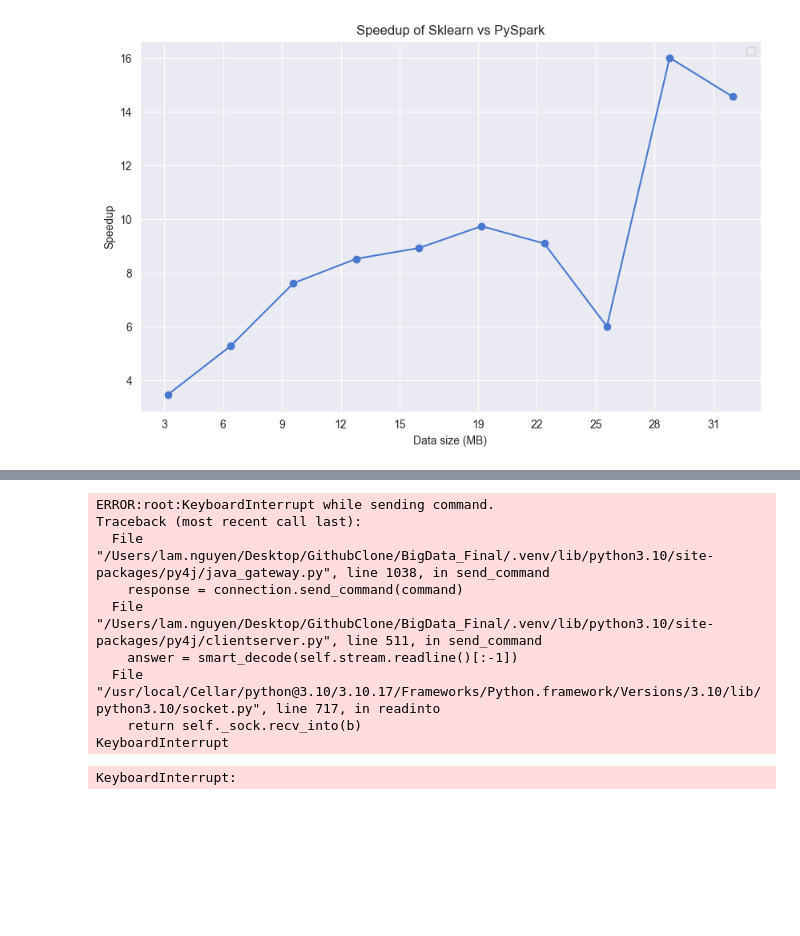
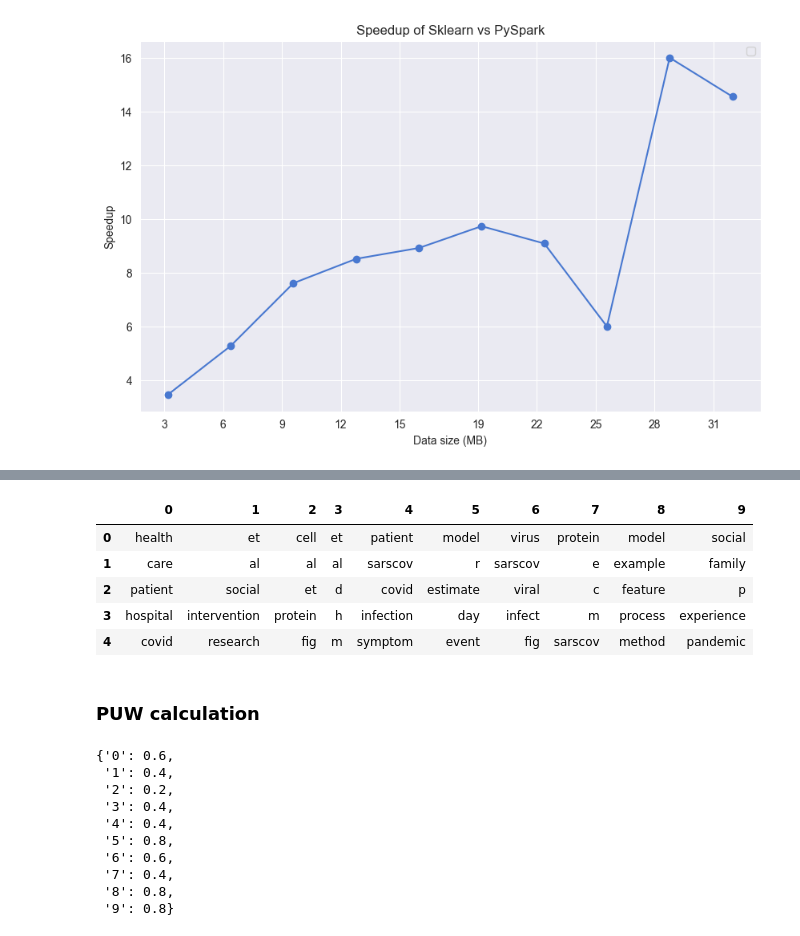
Before and after one commit to dalzihn/BigData_Final, a Jupyter notebook: code/evaluation.ipynb, the cells around one changed output, grey strips where cells are left out. Drawn from its saved outputs; the diff is of its cells as text; code cells hidden in the pictures; blank space fills up the shorter version.

```diff
--- a/code/evaluation.ipynb
+++ b/code/evaluation.ipynb
@@ -468,3 +503,7 @@ corpus_profile = lda.transform(tfidf_ps)
+# %%
+# Get the vocabulary and mapping of index to word
+vocab = tf.vocabulary
+index_to_term = {i: vocab[i] for i in range(len(vocab)) }
 # %%
-term_indices = lda.describeTopics(10).select("topic", "termIndices").collect()
-term_indices
+# Get the term indices representing a topic
+term_indices = lda.describeTopics(5).select('topic', 'termIndices').collect()
@@ -522,22 +509,0 @@ org.apache.spark.SparkException: Exception thrown in awaitResult:
-# %%
-# Calculate PMI
-## Get word_frequency and word_frequency_documents
-word_frequency = {word: 0 for word in tf.vocabulary}
-word_frequency_documents = {word: set() for word in tf.vocabulary}
-num_docs = len(corpus)
-for i in range(len(tokens)):
-    for word in tokens[i]['finish']:
-        if word in tf.vocabulary:
-            word_frequency[word] += 1
-            # word_frequency_documents[word].add(i)
-# %% [output]
-ERROR:root:KeyboardInterrupt while sending command.
-Traceback (most recent call last):
-  File "/Users/lam.nguyen/Desktop/GithubClone/BigData_Final/.venv/lib/python3.10/site-packages/py4j/java_gateway.py", line 1038, in send_command
-    response = connection.send_command(command)
-  File "/Users/lam.nguyen/Desktop/GithubClone/BigData_Final/.venv/lib/python3.10/site-packages/py4j/clientserver.py", line 511, in send_command
-    answer = smart_decode(self.stream.readline()[:-1])
-  File "/usr/local/Cellar/python@3.10/3.10.17/Frameworks/Python.framework/Versions/3.10/lib/python3.10/socket.py", line 717, in readinto
-    return self._sock.recv_into(b)
-KeyboardInterrupt
-KeyboardInterrupt:
@@ -582,0 +510,16 @@ def pmi(
+# %%
+# Get top words representing a topic
+topic_words = {term_indices[i]['topic']: term_indices[i]['termIndices'] for i in range(len(term_indices))} # Get term index
+for k, v in topic_words.items():
+    topic_words[k] = [index_to_term[ind] for ind in v]
+# %%
+pd.DataFrame(topic_words)
+# %% [output]
+|  | 0 | 1 | 2 | 3 | 4 | 5 | 6 | 7 | 8 | 9 |
+| 0 | health | et | cell | et | patient | model | virus | protein | model | social |
+| 1 | care | al | al | al | sarscov | r | sarscov | e | example | family |
+| 2 | patient | social | et | d | covid | estimate | viral | c | feature | p |
+| 3 | hospital | intervention | protein | h | infection | day | infect | m | process | experience |
+| 4 | covid | research | fig | m | symptom | event | fig | sarscov | method | pandemic |
+# %% [markdown]
+### PUW calculation
@@ -582,0 +529,13 @@ def pmi(
+# %%
+puw_res
+# %% [output]
+{'0': 0.6,
+ '1': 0.4,
+ '2': 0.2,
+ '3': 0.4,
+ '4': 0.4,
+ '5': 0.8,
+ '6': 0.6,
+ '7': 0.4,
+ '8': 0.8,
+ '9': 0.8}
```
Also changed, not shown: parts of 16 cells of this notebook.
